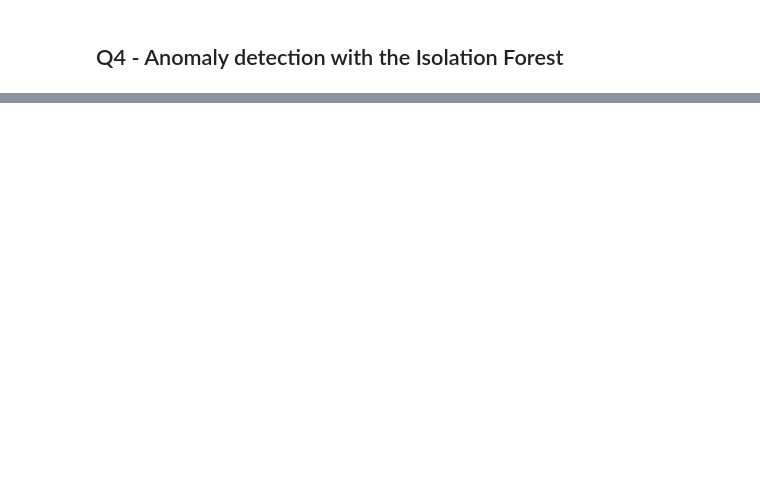
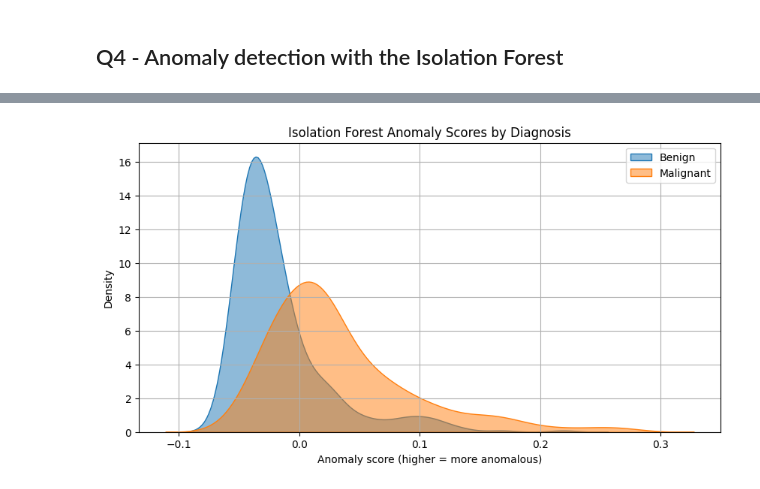
Before and after one commit to rpatel0022/CS235_DataMining_Project, a Jupyter notebook: [CS235F25]_Course_Project_Phase2.ipynb, the cells around one changed output, grey strips where cells are left out. Saved outputs shown, nothing was run; the diff lists cells and outputs as text; code cells hidden in the pictures; blank space fills up the shorter version.

```diff
--- a/[CS235F25]_Course_Project_Phase2.ipynb
+++ b/[CS235F25]_Course_Project_Phase2.ipynb
@@ -373,0 +529,16 @@ you went about implementing the solution to the question]
+# %%
+# [YOUR PLOTTING CODE HERE]
+# Q4 - Isolation Forest Visualization (Plotting)
+
+plt.figure(figsize=(10, 5))
+sns.kdeplot(anomaly_scores[y_true == 0], fill=True, alpha=0.5, label="Benign")
+sns.kdeplot(anomaly_scores[y_true == 1], fill=True, alpha=0.5, label="Malignant")
+
+plt.xlabel("Anomaly score (higher = more anomalous)")
+plt.ylabel("Density")
+plt.title("Isolation Forest Anomaly Scores by Diagnosis")
+plt.legend()
+plt.grid(True)
+plt.show()
+# %% [output]
+[figure, added]
```
Also changed, not shown: parts of 10 cells of this notebook.
